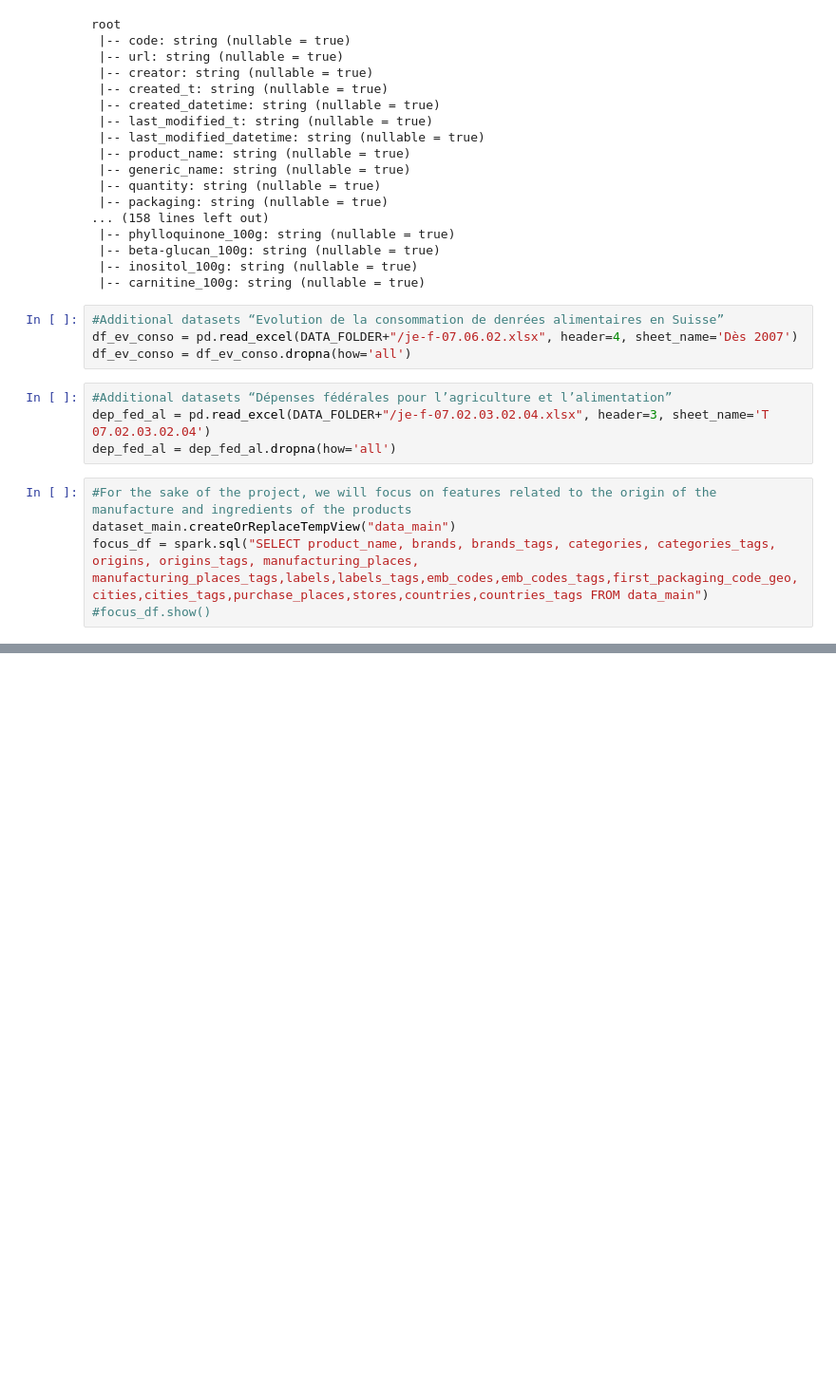
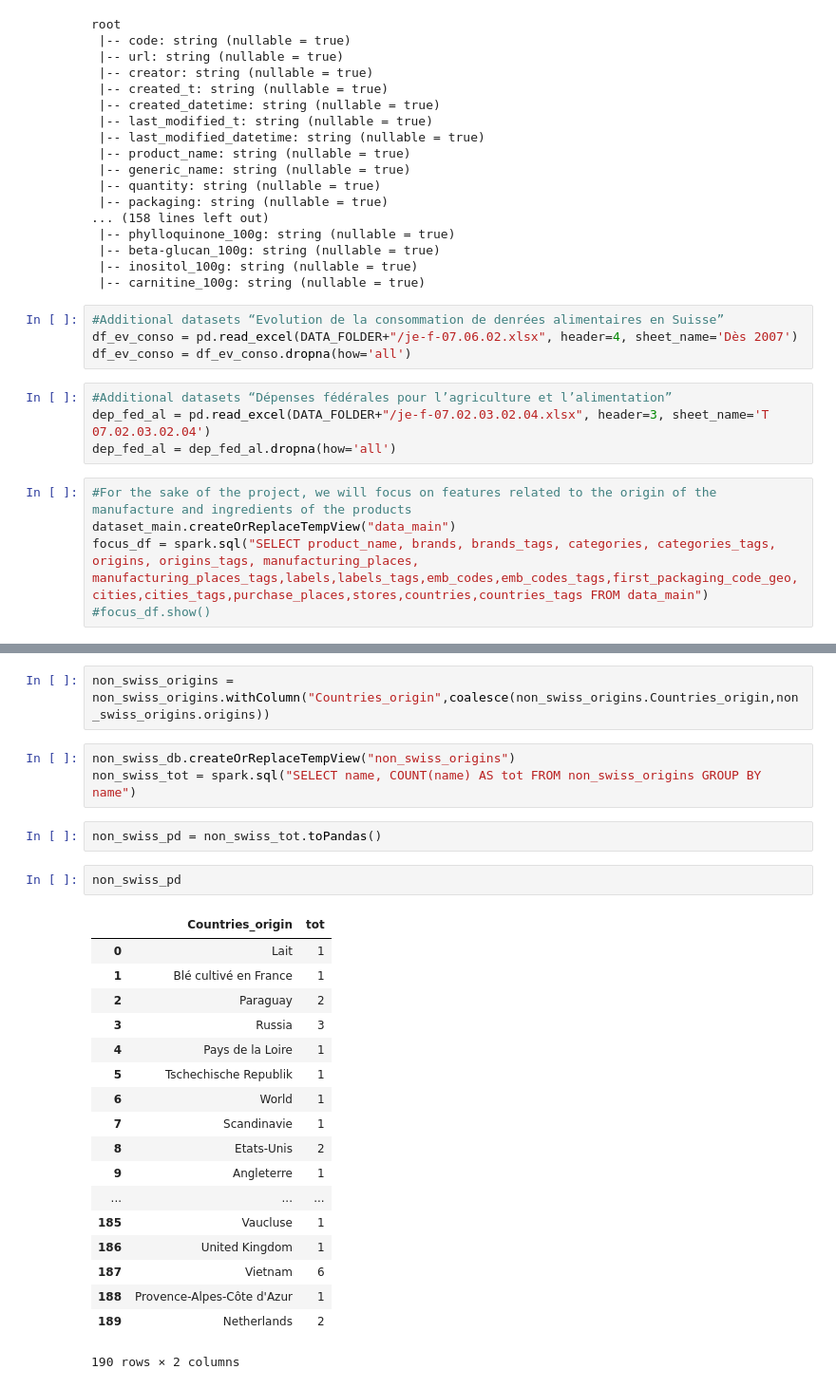
Before and after one commit to MrymZakani/ADA, a Jupyter notebook: project.ipynb, the cells around one changed output, grey strips where cells are left out. Shown at 95% size. Saved outputs shown, nothing was run; the diff lists cells and outputs as text; blank space fills up the shorter version.

```diff
--- a/project.ipynb
+++ b/project.ipynb
@@ -138,0 +294,28 @@ plt.show()
+# %%
+non_swiss_origins = non_swiss_origins.withColumn("Countries_origin",coalesce(non_swiss_origins.Countries_origin,non_swiss_origins.origins))
+# %%
+non_swiss_db.createOrReplaceTempView("non_swiss_origins")
+non_swiss_tot = spark.sql("SELECT name, COUNT(name) AS tot FROM non_swiss_origins GROUP BY name")
+# %%
+non_swiss_pd = non_swiss_tot.toPandas()
+# %%
+non_swiss_pd
+# %% [output]
+|  | Countries_origin | tot |
+| 0 | Lait | 1 |
+| 1 | Blé cultivé en France | 1 |
+| 2 | Paraguay | 2 |
+| 3 | Russia | 3 |
+| 4 | Pays de la Loire | 1 |
+| 5 | Tschechische Republik | 1 |
+| 6 | World | 1 |
+| 7 | Scandinavie | 1 |
+| 8 | Etats-Unis | 2 |
+| 9 | Angleterre | 1 |
+| ... | ... | ... |
+| 185 | Vaucluse | 1 |
+| 186 | United Kingdom | 1 |
+| 187 | Vietnam | 6 |
+| 188 | Provence-Alpes-Côte d'Azur | 1 |
+| 189 | Netherlands | 2 |
+190 rows × 2 columns
```
Also changed, not shown: parts of 23 cells of this notebook.
